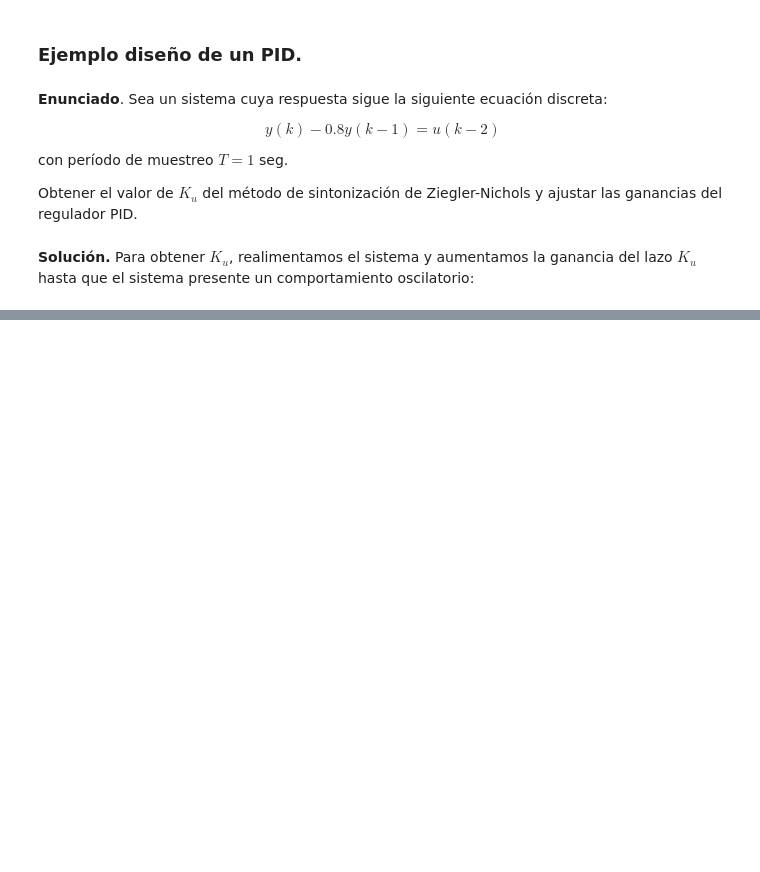
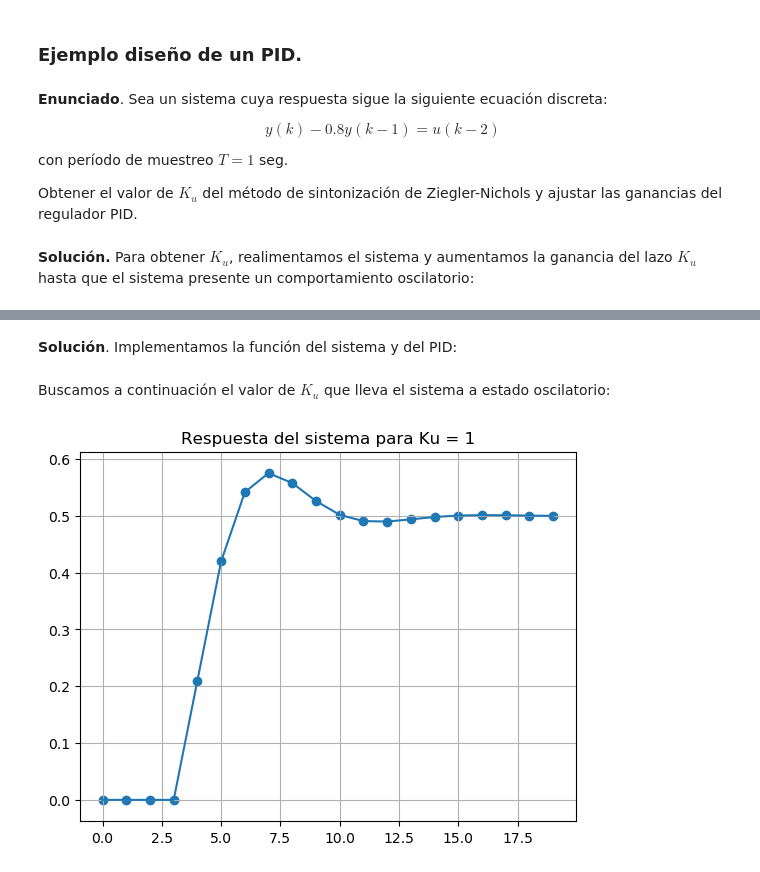
Before and after one commit to pablocarb/ari-notebooks, a Jupyter notebook: T4.ipynb, the cells around one changed output, grey strips where cells are left out. Drawn from its saved outputs; the diff is of its cells as text; code cells hidden in the pictures; blank space fills up the shorter version.

```diff
--- a/T4.ipynb
+++ b/T4.ipynb
@@ -39,0 +95,32 @@ Td = Tu/8
+# %% [markdown]
+**Solución**. Implementamos la función del sistema y del PID:
+# %%
+def sistema(k,u,y):
+    return y[k-1] - 0.21*y[k-2] + 0.21*u[k-2]
+
+def pid(k, u, e, Kc, Ti, Td, T):
+    c0 = Kc*(1+(Td/T))
+    c1 = Kc*(-1+(T/Ti)-(2*Td/T))
+    c2 = Kc*(Td/T)
+    return u[k-1] + c0*e[k] + c1*e[k-1] + c2*e[k-2]
+# %% [markdown]
+Buscamos a continuación el valor de $K_u$ que lleva el sistema a estado oscilatorio:
+# %%
+N = 20
+Ku = 1
+ref = np.ones(N)
+y = np.zeros(N)
+u = np.zeros(N)
+e = np.zeros(N)
+for k in range(2,N):
+    y[k] = sistema(k,u,y)
+    e[k]= ref[k] - y[k]
+    u[k] = Ku * e[k]
+t = np.arange(0,N*T,T)
+plt.scatter(t, y)
+plt.plot(t, y)
+plt.title("Respuesta del sistema para Ku = " + str(Ku))
+plt.grid()
+plt.show()
+# %% [output]
+[figure, added]
```
Also changed, not shown: parts of 15 cells of this notebook.
